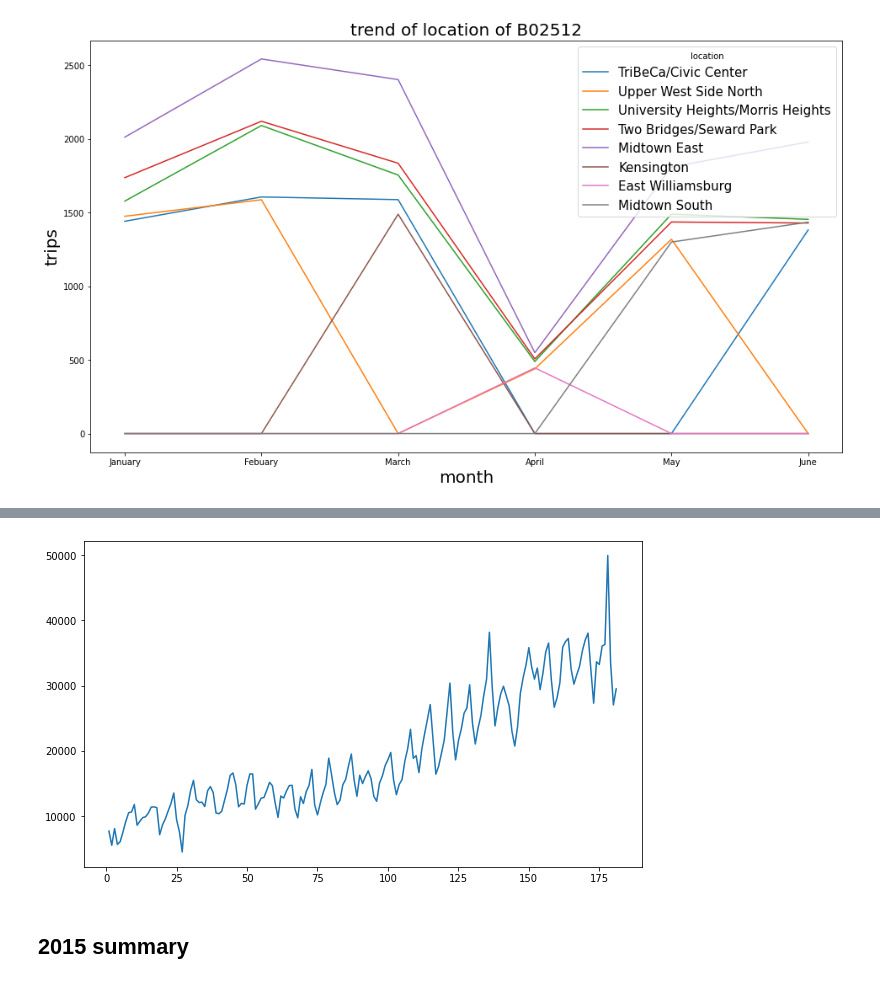
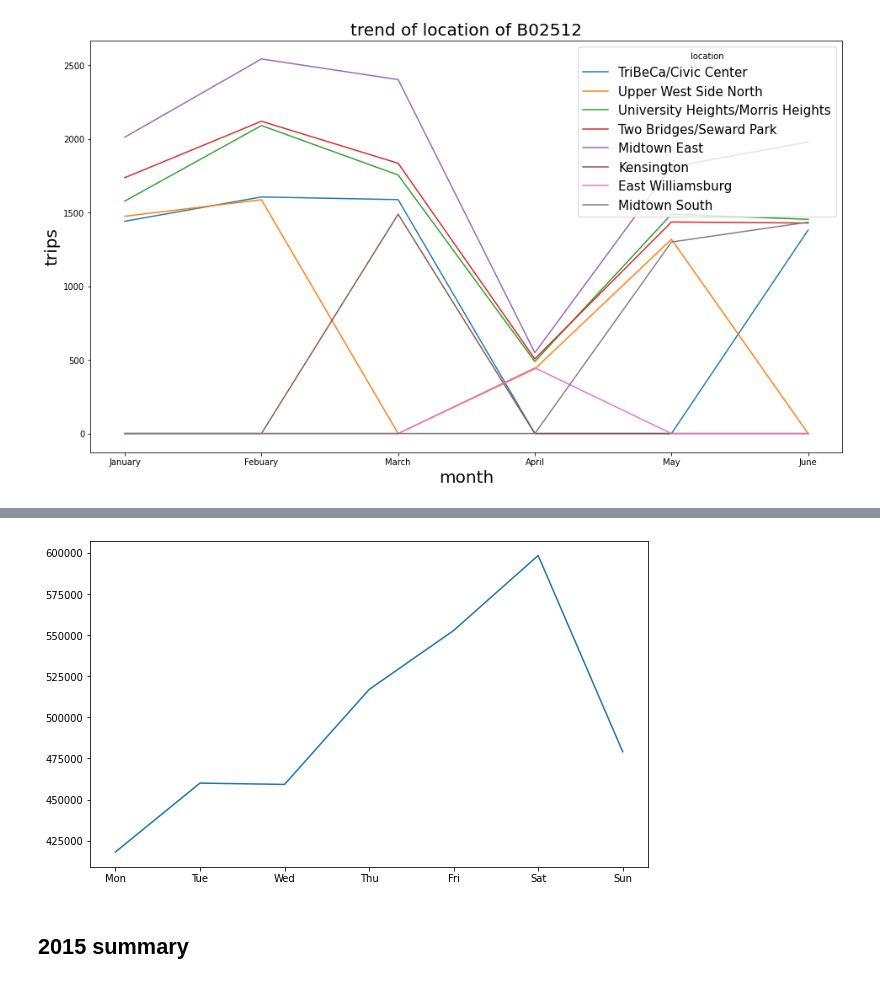
Before and after one commit to bring-nirachornkul/Big-Data-group-project, a Jupyter notebook: uber_preprocessing.ipynb, the cells around one changed output, grey strips where cells are left out. Cells and saved outputs as stored; diff of their text form; code cells hidden in the pictures.

```diff
--- a/uber_preprocessing.ipynb
+++ b/uber_preprocessing.ipynb
@@ -659,9 +627,16 @@ print(len(trips_day))
-# %%
-plt.figure(figsize=(10, 6))
-plt.plot(range(1, 182), trips_day)
-plt.show()
-# %% [output]
-[figure, removed]
+# %%
+week = ['Mon', 'Tue', 'Wed', 'Thu', 'Fri', 'Sat', 'Sun']
+trips_week = [0]*7
+for i in range(len(trips_day)):
+  trips_week[i%7] += trips_day[i]
+
+trips_week = trips_week[4:] + trips_week[0:4]
+
+plt.figure(figsize=(10, 6))
+plt.plot(week, trips_week)
+plt.show()
+# %% [output]
+[figure, added]
 # %% [markdown]
 ## 2015 summary
 # %%
```
Also changed, not shown: parts of 10 cells of this notebook.
